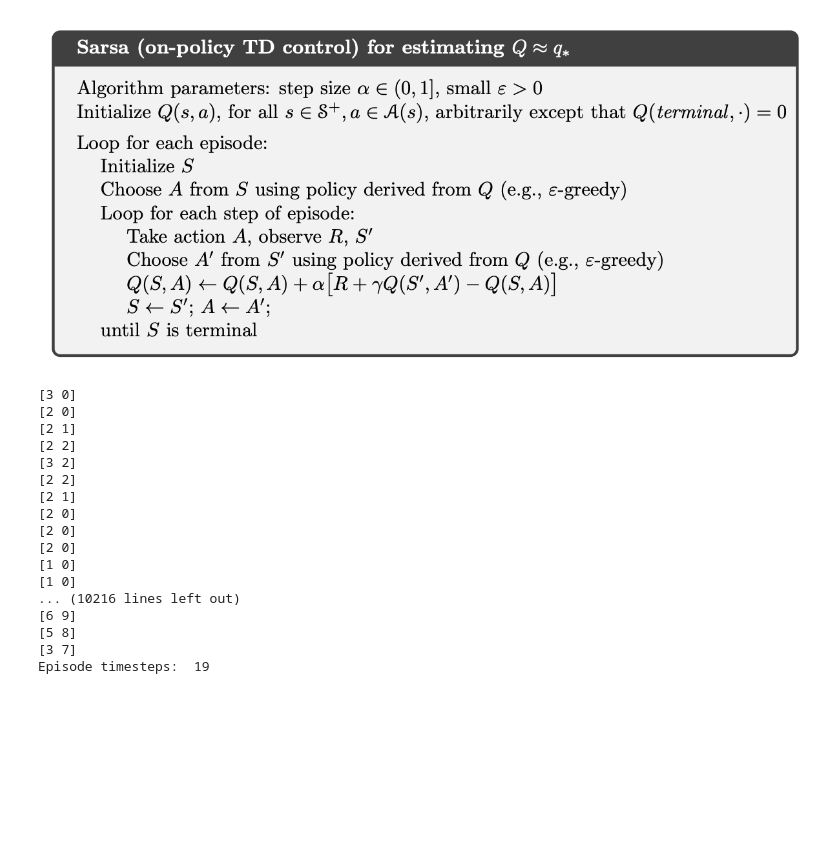
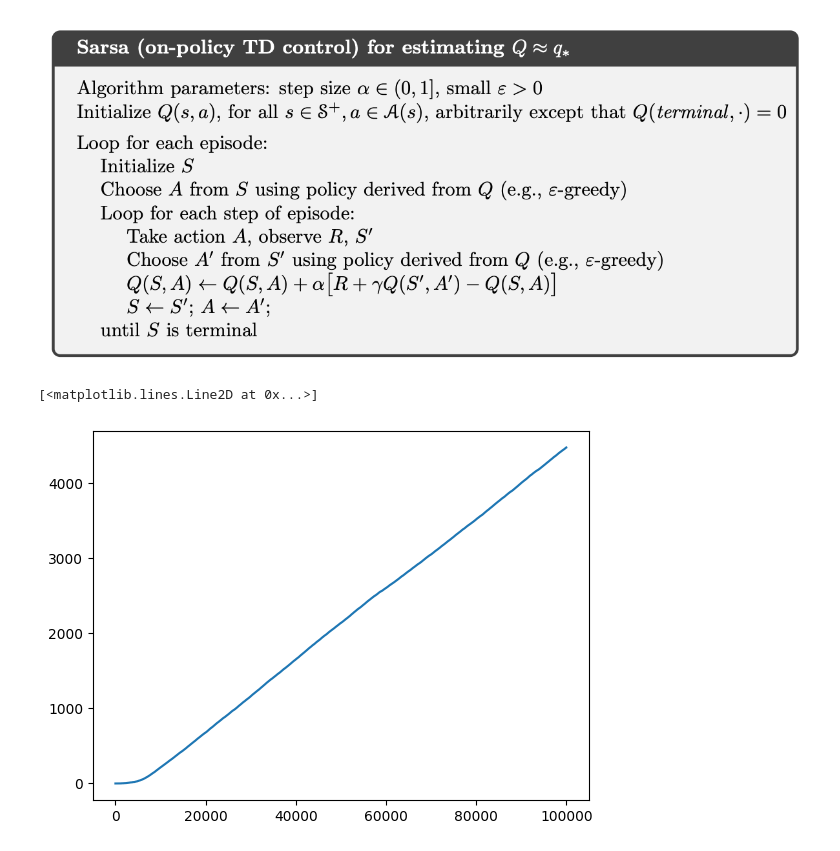
Before and after one commit to josephD-S/sutton-and-barto-RL, a Jupyter notebook: chapter-6.ipynb, the cells around one changed output. Drawn from its saved outputs; the diff is of its cells as text; code cells hidden in the pictures; blank space fills up the shorter version.

```diff
--- a/chapter-6.ipynb
+++ b/chapter-6.ipynb
@@ -421,13 +421,10 @@ step_reward = -1
 gamma = 1.0
 
 def update_policy(policy: np.array, q_values: np.array, epsilon) -> np.array:
-    if (q_values==0).all(): # Keep equipropable if all are 0
-        policy[:] = 1/4
-    else:  # Else pick best action
-        best_action = np.argmax(q_values)
-        policy[:] = 0
-        policy[best_action] = 1-epsilon
-        policy += epsilon/4
+    best_action = np.argmax(q_values)
+    policy[:] = 0
+    policy[best_action] = 1-epsilon
+    policy += epsilon/4
 
 
 def sarsa(policy: np.array, epsilon: float, alpha: float, step_reward: int, gamma: float, time_steps: int) -> np.array:
@@ -436,62 +433,48 @@ def sarsa(policy: np.array, epsilon: float, alpha: float, step_reward: int, gamm
     action_idxs = np.array([0, 1, 2, 3])
     i = 0
     episodes = 0
+    episode_hist = []
+    i_hist = []
 
     while i < time_steps:
         pos = gridworld.pos
-        episode_timesteps = 0
         episode_done = False
 
         action_dist = policy[pos[0], pos[1]] # Get action distribution from policy
         action = np.random.choice(action_idxs, 1, p=action_dist) # Pick action
 
         s_a = (pos[0], pos[1], action)
         while not episode_done:
             gridworld.step(action)
             pos = gridworld.pos
             i += 1
-            episode_timesteps += 1
 
-            print(pos)
+            i_hist.append(i)
+            episode_hist.append(episodes)
 
             if (pos==gridworld.end).all(): # Finished
                 episode_done = True
                 episodes += 1
-                print("Episode timesteps: ", episode_timesteps)
 
             next_action_dist = policy[pos[0], pos[1]] # Get action distribution from policy
             next_action = np.random.choice(action_idxs, 1, p=next_action_dist) # Pick action
             n_s_a = (pos[0], pos[1], next_action)
 
             q_values[*s_a] += alpha * ((step_reward + gamma * q_values[*n_s_a])- q_values[*s_a])
 
             update_policy(policy[*s_a[:-1]], q_values[*s_a[:-1]], epsilon)
 
             s_a = n_s_a
             action = next_action
 
+        gridworld.reset()
+
+    return episode_hist, i_hist
 
 
-        gridworld.reset()
+ep_hist, ts_hist = sarsa(policy, epsilon, alpha, -1, gamma, 100_000)
 
-
-
-sarsa(policy, epsilon, alpha, -1, gamma, 10_000)
+plt.plot(ts_hist, ep_hist)
 # %% [output]
-[3 0]
-[2 0]
-[2 1]
-[2 2]
-[3 2]
-[2 2]
-[2 1]
-[2 0]
-[2 0]
-[2 0]
-[1 0]
-[1 0]
-... (10216 lines left out)
-[6 9]
-[5 8]
-[3 7]
-Episode timesteps:  19
+[<matplotlib.lines.Line2D at 0x...>]
+[figure, added]
```
Also changed, not shown: parts of 15 cells of this notebook.
